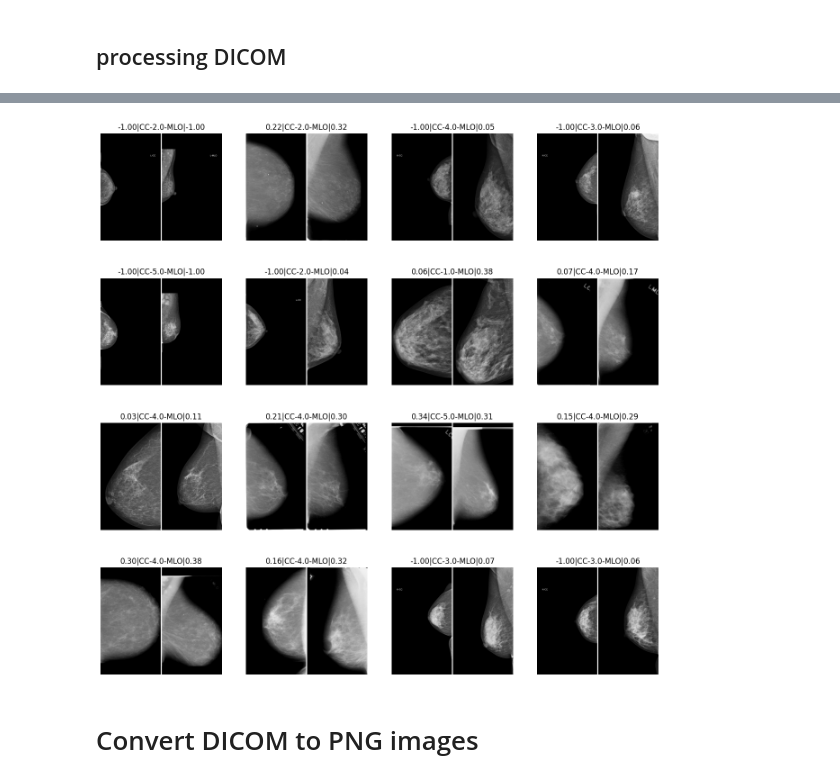
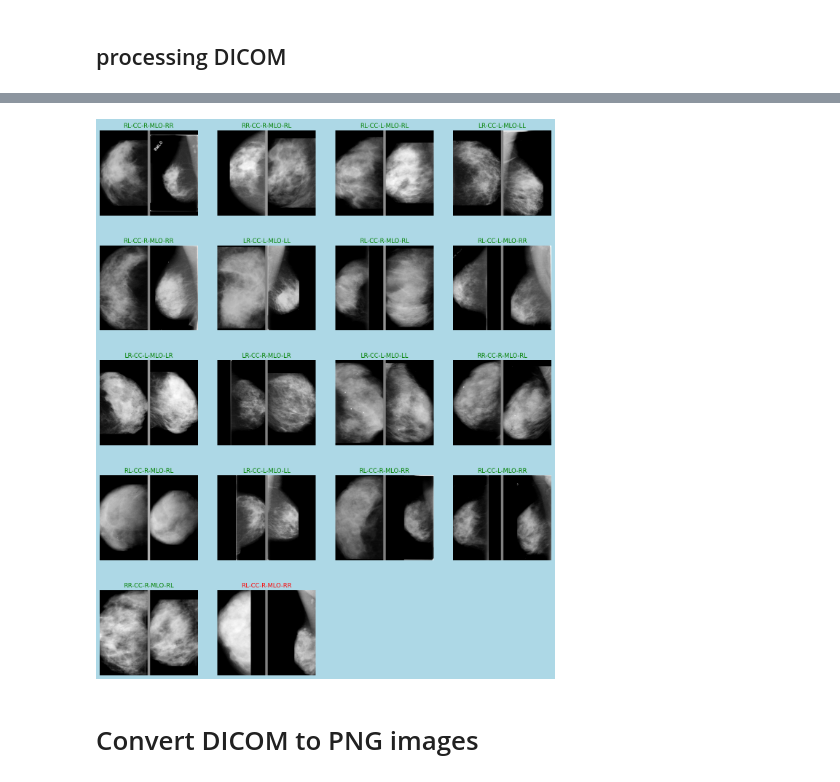
Before and after one commit to yunama47/Klasifikasi-Mammografi, a Jupyter notebook: kaggle_dataset_preprocessing_notebook.ipynb, the cells around one changed output, grey strips where cells are left out. Cells and saved outputs as stored; diff of their text form; code cells hidden in the pictures.

```diff
--- a/kaggle_dataset_preprocessing_notebook.ipynb
+++ b/kaggle_dataset_preprocessing_notebook.ipynb
@@ -78,6 +78,8 @@ all_multi_view_df = all_multi_view_df.apply(normalize_birads, axis=1)
 all_multi_view_df = all_multi_view_df.apply(kaggle_zipfile_path, axis=1)
 all_multi_view_df = all_multi_view_df.dropna().reset_index(drop=True)
 all_multi_view_df['BI_RADS_MAX'] = all_multi_view_df.apply(lambda row: max(row['BI_RADS_CC'], row['BI_RADS_MLO']), axis=1)
+all_multi_view_df["Benign"] = all_multi_view_df.apply(lambda row: 1 if row['BI_RADS_MAX'] in [1, 2] else 0, axis=1)
+all_multi_view_df["Normal"] = all_multi_view_df.apply(lambda row: 1 if row['BI_RADS_MAX'] == 1 else 0, axis=1)
 all_multi_view_df
 # %% [output]
 seed everything using 27182
@@ -388,0 +469,3 @@ kesimpulan : dapat diabaikan
+# %%
+rdf_filter = r_df.lat_before_eq_lat_after == False
+r_df[rdf_filter]
@@ -388,0 +491,3 @@ kesimpulan : dapat diabaikan
+# %%
+drop_indexes = r_df[rdf_filter].index
+all_multi_view_df.loc[drop_indexes,:]
@@ -389,28 +513,36 @@ kesimpulan : dapat diabaikan
 # %%
 ncol = 4
-nrow = 4
-bar_color = [255]
-# ds = all_multi_view_df.copy().loc[index,:].reset_index(drop=True)
-ds = all_multi_view_df.copy().sample(frac=1).reset_index(drop=True)
+nrow = 7
+bar_color = [128]
+viz_ds = all_multi_view_df.copy().loc[drop_indexes,:].reset_index(drop=True)
+# viz_ds = all_multi_view_df.copy().sample(frac=1).reset_index(drop=True)
 
-bar_thickness = 5
-bar = np.array([bar_color * bar_thickness]*D.resize[1])
-random_index = np.random.randint(0,(len(ds)-ncol*nrow)) if len(ds) > (ncol*nrow) else 0
+bar_thickness = 15
+bar = np.array([bar_color * bar_thickness]*512)
+random_index = np.random.randint(0,(len(viz_ds)-ncol*nrow)) if len(viz_ds) > (ncol*nrow) else 0
 
-plt.figure(figsize=(4*ncol, 4*nrow))
+plt.figure(figsize=(4*ncol, 4*nrow), facecolor='lightblue')
 for i in range(nrow*ncol):
-    _id0, image_path_cc, zipfile_path_cc = ds.loc[random_index+i, ["BI_RADS_MAX","image_path_CC","zip_file_CC"]]
-    img_cc, lat0, area_pct0 = load_dicom_from_zip(image_path_cc, zipfile_path_cc, return_laterality=True)
-    _id1, image_path_mlo, zipfile_path_mlo = ds.loc[random_index+i, ["BI_RADS_MAX","image_path_MLO","zip_file_MLO"]]
-    img_mlo, lat1, area_pct1 = load_dicom_from_zip(image_path_mlo, zipfile_path_mlo, return_laterality=True)
+    try:
+        _id0, *paths_cc = viz_ds.loc[random_index+i, ["pair_id","image_path_CC","zip_file_CC"]]
+        _id1, *paths_mlo = viz_ds.loc[random_index+i, ["pair_id","image_path_MLO","zip_file_MLO"]]
+    except KeyError:
+        break
+    laterality=_id0.split("_")[-1][0]
+    (img_cc, img_mlo), *misch = load_dicom_from_zip(tuple(paths_cc), tuple(paths_mlo), return_misc=True)
+    (pct75_cc, pct75_mlo), (latcc0, latmlo0), (latcc1, latmlo1) = misch
     img = np.hstack((img_cc,bar,img_mlo))
+    if (10 <= pct75_cc <= 200) and (10 <= pct75_mlo <= 200):
+        color = "green"
+    else:
+        color = "red"
     plt.subplot(nrow, ncol, i + 1)
     plt.imshow(img, cmap='gray')
-    plt.title(f"{area_pct0:.2f}|CC-{_id0}-MLO|{area_pct1:.2f}")
+    plt.title(f"{latcc0+latcc1}-CC-{laterality}-MLO-{latmlo0+latmlo1}", color=color)
     plt.axis("off")
 plt.show()
 # %% [output]
-[figure, old version]
+[figure, new version]
 # %% [markdown]
 # Convert DICOM to PNG images
 # %%
```
Also changed, not shown: parts of 15 cells of this notebook.
